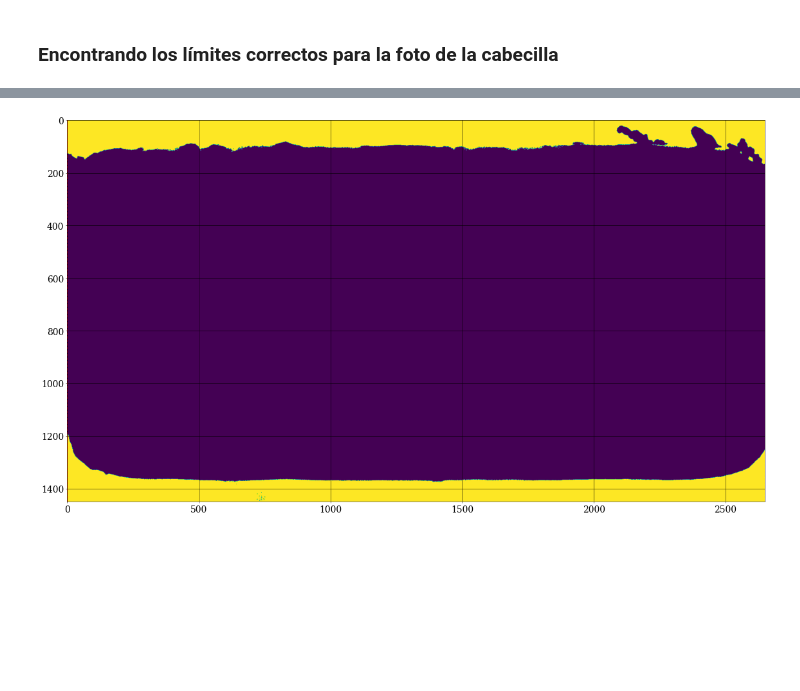
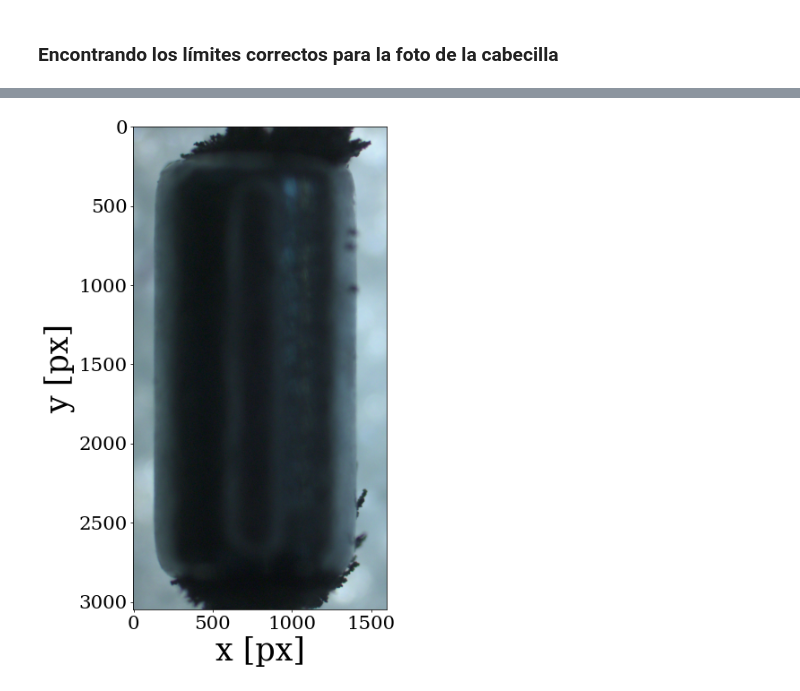
Before and after one commit to gardianc/Nado-ondulatorio, a Jupyter notebook: diametro-filamento.ipynb, the cells around one changed output, grey strips where cells are left out. Cells and saved outputs as stored; diff of their text form; code cells hidden in the pictures; blank space fills up the shorter version.

```diff
--- a/diametro-filamento.ipynb
+++ b/diametro-filamento.ipynb
@@ -79,7 +93,7 @@ def cortar(image, limites):
 
     return second_cut
 # %%
-image_path = 'Capilares/C4-diam-5x-1Light.jpg'  # Replace 'example_image.jpg' with the path to your image
+image_path = 'images/raw/C4-diam-5x-1Light.jpg'  # Replace 'example_image.jpg' with the path to your image
 threshold_value = 200  # Threshold value (0-255)
 rotation_angle = -3.30  # Rotation angle in degrees
 calibration = 1.362 # [px/µm]
@@ -91,3 +105,8 @@ gray_img = rotate_image(
     ),
     angle=rotation_angle
 )
+
+plt.imshow(gray_img)
+plt.grid()
+plt.xticks([])
+plt.yticks([])
@@ -233,25 +409,39 @@ ax.imshow(im_cut, alpha=0.7)
 # %%
+img_path = './cabecilla.png'
+
+im_cut = cortar(
+    image = rotate_image(
+        image = cv2.imread(img_path),
+        angle = 10
+    ),
+    limites = [350,3400,300,1900]
+)
+
+fig, ax = plt.subplots()
+
+fig1, ax1 = plt.subplots(figsize=(6.35,10))
+
+fig, ax2 = plt.subplots()
+
+gray_image = cv2.cvtColor(im_cut, cv2.COLOR_BGR2GRAY)
+im = binarize_image(gray_image,135)
+im_rot = cv2.rotate(im_cut, cv2.ROTATE_90_CLOCKWISE)
+
 xsize = im[0,:].size
 ysize = im[:,0].size
-min_vslice = 0
-max_vslice = xsize
-
-print(xsize,ysize)
-
-
-fig,ax = plt.subplots()
-ax.axvline(min_vslice, color='r', ls='--')
-ax.axvline(max_vslice, color='r', ls='--')
-ax.imshow(im)
+min_vslice = 500
+max_vslice = 2100
 
 diam_array = np.array([])
 
-fig, (ax1,ax2) = plt.subplots(1,2)
+ax.imshow(im_rot)
+ax1.plot(im[:,1500].T, lw=3, color='r', label='$y=1500$')
+ax2.axhline(1500, color='r', ls='--', label='Corte en $y=1500$')
+ax2.imshow(cv2.rotate(im,cv2.ROTATE_90_CLOCKWISE))
 
-#por cada índice de mi corte vertical
-for i, vslice in enumerate( im[:, min_vslice:max_vslice].T ):
-
-    x = np.arange(vslice.size)/CALIBRATION
+for i in np.arange(min_vslice, max_vslice):
+    vslice = im[:,i].T
+#for i, vslice in enumerate( im[:, min_vslice:max_vslice].T ):
 
     y_left = vslice[:vslice.size//2] #tomamos hasta la mitad no inclusive
     y_right = vslice[vslice.size//2:] #tomamos de la mitad
@@ -265,18 +455,27 @@ for i, vslice in enumerate( im[:, min_vslice:max_vslice].T ):
         xpeak_array = np.array([xl, xr + vslice.size//2]) # volvemos a ponerle la mitad del índice que le sacamos
         ypeak_array = np.array((i,i))
         diam_array = np.append(diam_array,(xpeak_array[1] - xpeak_array[0])/CALIBRATION)
-        ax1.plot(ypeak_array/CALIBRATION,xpeak_array/CALIBRATION,'x',color='r')
+        # ax.plot(ypeak_array,xpeak_array,'.',color='r')
+
+ax1.set_yticks([0,255])
+ax1.set_yticklabels(['0','255'])
+
+ax.set_xlabel('x [px]')
+ax.set_ylabel('y [px]')
+ax1.set_xlabel('x [px]')
+ax1.set_ylabel('Valor', labelpad = -40)
+ax2.set_xlabel('x [px]')
+ax2.set_ylabel('y [px]')
+
+legend_kwargs_ax1 = dict(loc="upper center", )
+
+ax.grid()
+ax1.legend(**legend_kwargs_ax1)
+ax1.grid()
+ax2.grid()
 
 print("Diametro de cabecilla")
 print(np.average(diam_array),np.std(diam_array))
 print("Radio de cabecilla")
 print(np.average(diam_array)/2,np.std(diam_array)/2)
-
-ax2.plot((np.arange(0,diam_array.size))/CALIBRATION, diam_array, color='tab:blue')
-
-ax2.set_ylabel('diametro [µm]')
-ax2.set_xlabel('distancia-x [µm]')
-ax1.set_xlabel('distancia-x [µm]')
-ax1.set_ylabel('y-pixel')
-fig.tight_layout()
 # %% [output]
@@ -288 +486 @@ Radio de cabecilla
-[figure, old version]
+[figure, new version]
```
Also changed, not shown: parts of 9 cells of this notebook, 6 other files.
